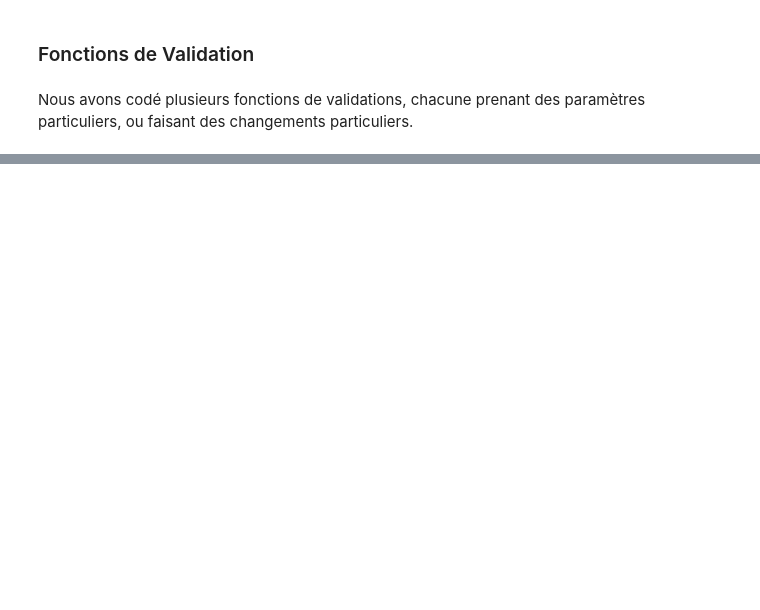
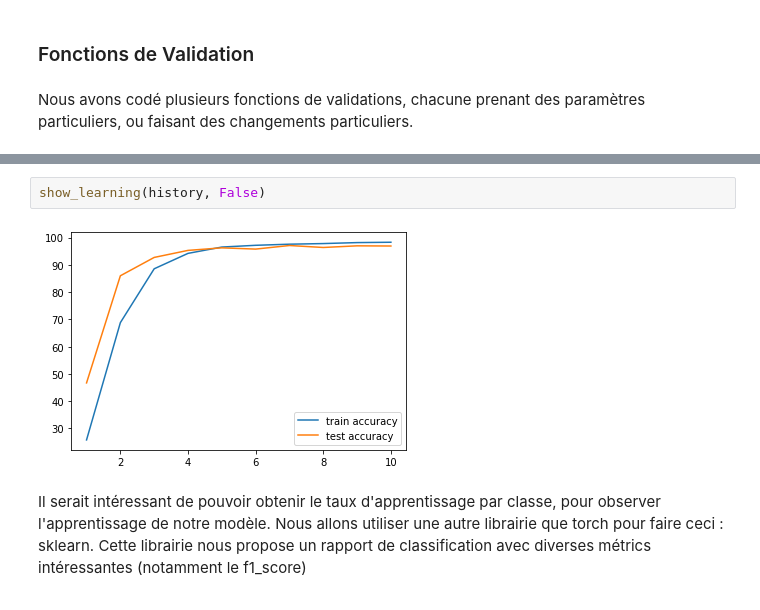
Before and after one commit to Alastrael/Road-Sign-Detection, a Jupyter notebook: rapport_notebook_projet.ipynb, the cells around one changed output, grey strips where cells are left out. Saved outputs shown, nothing was run; the diff lists cells and outputs as text; blank space fills up the shorter version.

```diff
--- a/rapport_notebook_projet.ipynb
+++ b/rapport_notebook_projet.ipynb
@@ -263,0 +392,6 @@ Nous avons codé plusieurs fonctions de validations, chacune prenant des paramè
+# %%
+show_learning(history, False)
+# %% [output]
+[figure, added]
+# %% [markdown]
+<p>Il serait intéressant de pouvoir obtenir le taux d'apprentissage par classe, pour observer l'apprentissage de notre modèle. Nous allons utiliser une autre librairie que torch pour faire ceci : sklearn. Cette librairie nous propose un rapport de classification avec diverses métrics intéressantes (notamment le f1_score)<p/>
```
Also changed, not shown: parts of 36 cells of this notebook, 7 other files.
